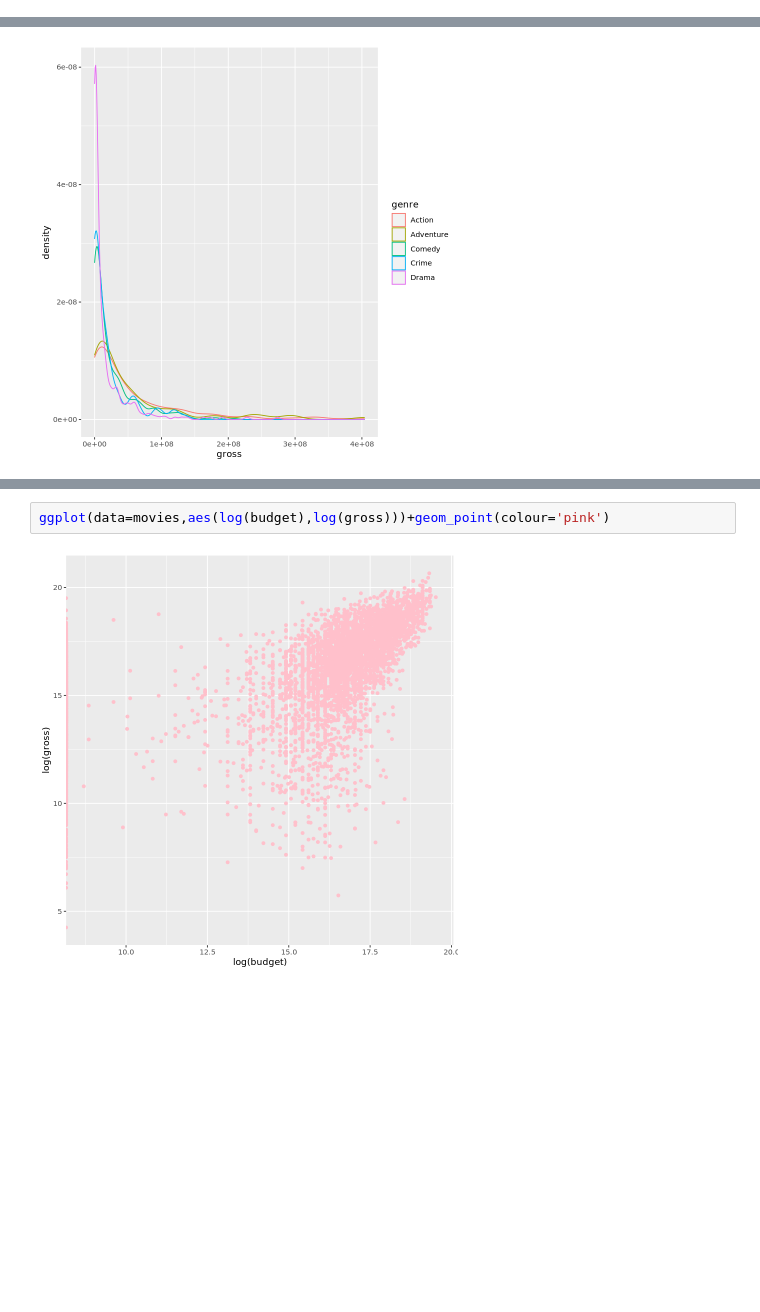
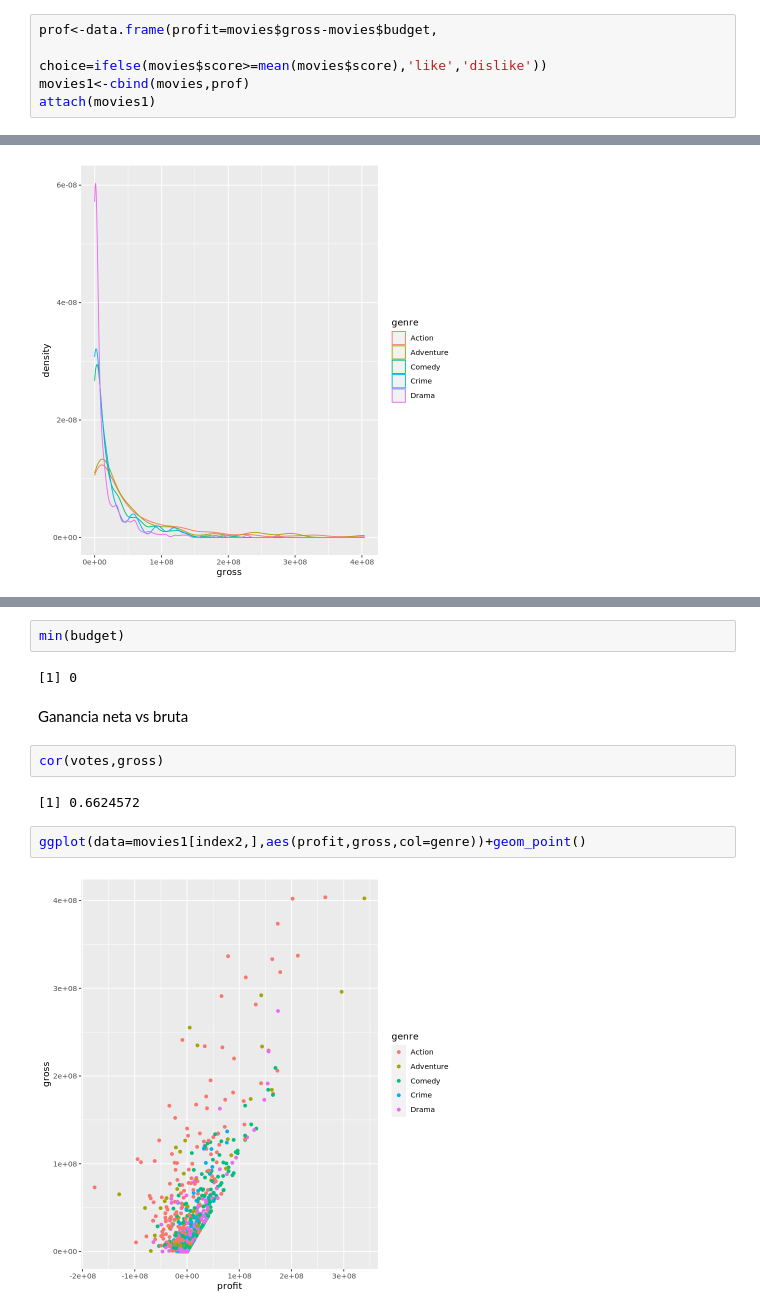
Before and after one commit to prope-2020-gh-classroom/practica-final-por-equipos-verano-2020-itam-LizzyGamboa, a Jupyter notebook: Yusuri_graphs.ipynb, the cells around one changed output, grey strips where cells are left out. Drawn from its saved outputs; the diff is of its cells as text; blank space fills up the shorter version.

```diff
--- a/Yusuri_graphs.ipynb
+++ b/Yusuri_graphs.ipynb
@@ -57,0 +69,5 @@ ggplot(data=movies[index1,],aes(x=rating,fill=country))+geom_bar()
+# %%
+prof<-data.frame(profit=movies$gross-movies$budget,
+                        choice=ifelse(movies$score>=mean(movies$score),'like','dislike'))
+movies1<-cbind(movies,prof)
+attach(movies1)
@@ -87,4 +155,14 @@ ggplot(movies[index2,]) + geom_density(aes(x = gross, color = genre))
+# %%
+min(budget)
+# %% [output]
+[1] 0
+# %% [markdown]
+Ganancia neta vs bruta
+# %%
+cor(votes,gross)
+# %% [output]
+[1] 0.6624572
 # %%
-ggplot(data=movies,aes(log(budget),log(gross)))+geom_point(colour='pink')
+ggplot(data=movies1[index2,],aes(profit,gross,col=genre))+geom_point()
 # %% [output]
-[figure, old version]
+[figure, new version]
```
Also changed, not shown: parts of 42 cells of this notebook.
